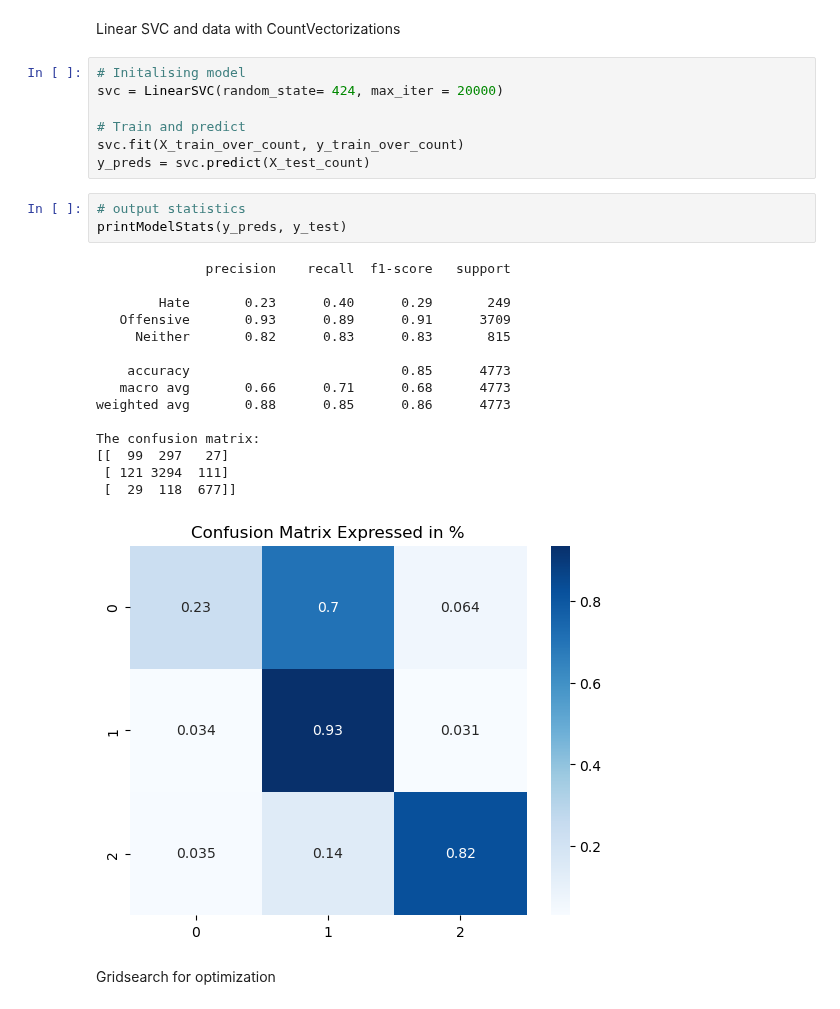
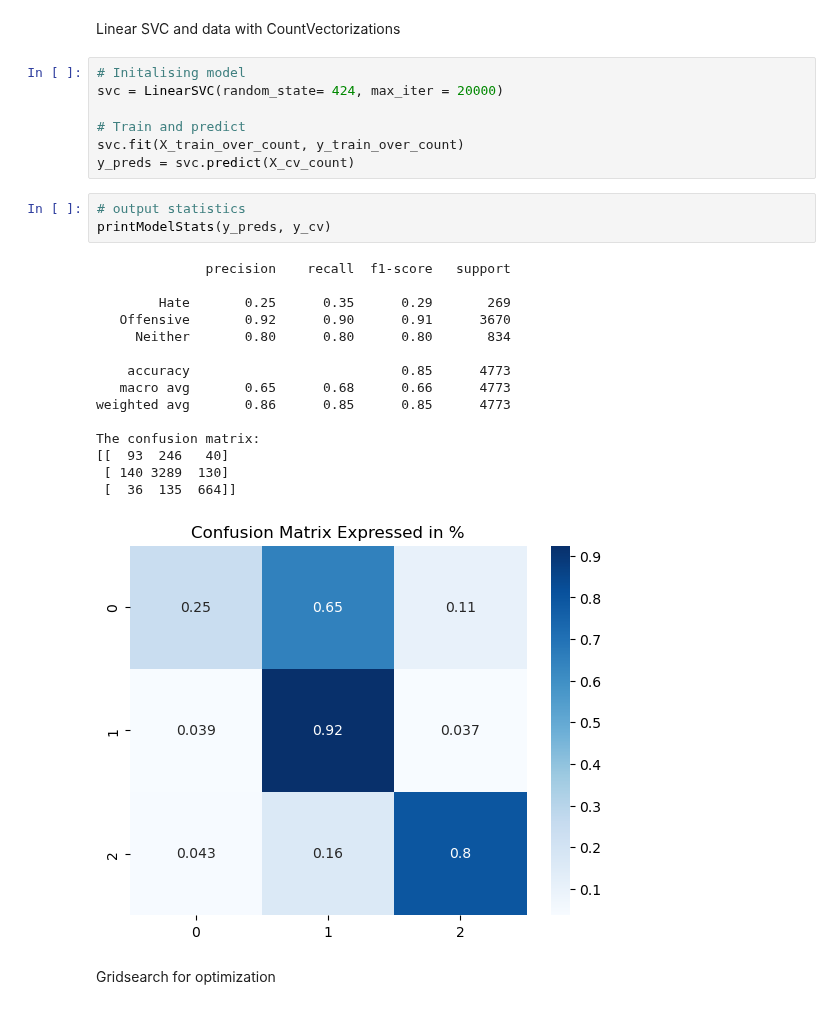
Before and after one commit to Disquietudee/Recognising-hate-speech-on-twitter-vs-offensive-language, a Jupyter notebook: baseline_model_SVM.ipynb, the cells around one changed output. Cells and saved outputs as stored; diff of their text form.

```diff
--- a/baseline_model_SVM.ipynb
+++ b/baseline_model_SVM.ipynb
@@ -189,26 +189,26 @@ svc = LinearSVC(random_state= 424, max_iter = 20000)
 
 # Train and predict
 svc.fit(X_train_over_count, y_train_over_count)
-y_preds = svc.predict(X_test_count)
+y_preds = svc.predict(X_cv_count)
 # %%
 # output statistics
-printModelStats(y_preds, y_test)
+printModelStats(y_preds, y_cv)
 # %% [output]
               precision    recall  f1-score   support
 
-        Hate       0.23      0.40      0.29       249
-   Offensive       0.93      0.89      0.91      3709
-     Neither       0.82      0.83      0.83       815
+        Hate       0.25      0.35      0.29       269
+   Offensive       0.92      0.90      0.91      3670
+     Neither       0.80      0.80      0.80       834
 
     accuracy                           0.85      4773
-   macro avg       0.66      0.71      0.68      4773
-weighted avg       0.88      0.85      0.86      4773
+   macro avg       0.65      0.68      0.66      4773
+weighted avg       0.86      0.85      0.85      4773
 
 The confusion matrix:
-[[  99  297   27]
- [ 121 3294  111]
- [  29  118  677]]
+[[  93  246   40]
+ [ 140 3289  130]
+ [  36  135  664]]
-[figure, old version]
+[figure, new version]
 # %% [markdown]
 Gridsearch for optimization
 # %%
```
Also changed, not shown: parts of 11 cells of this notebook, 2 other files.
